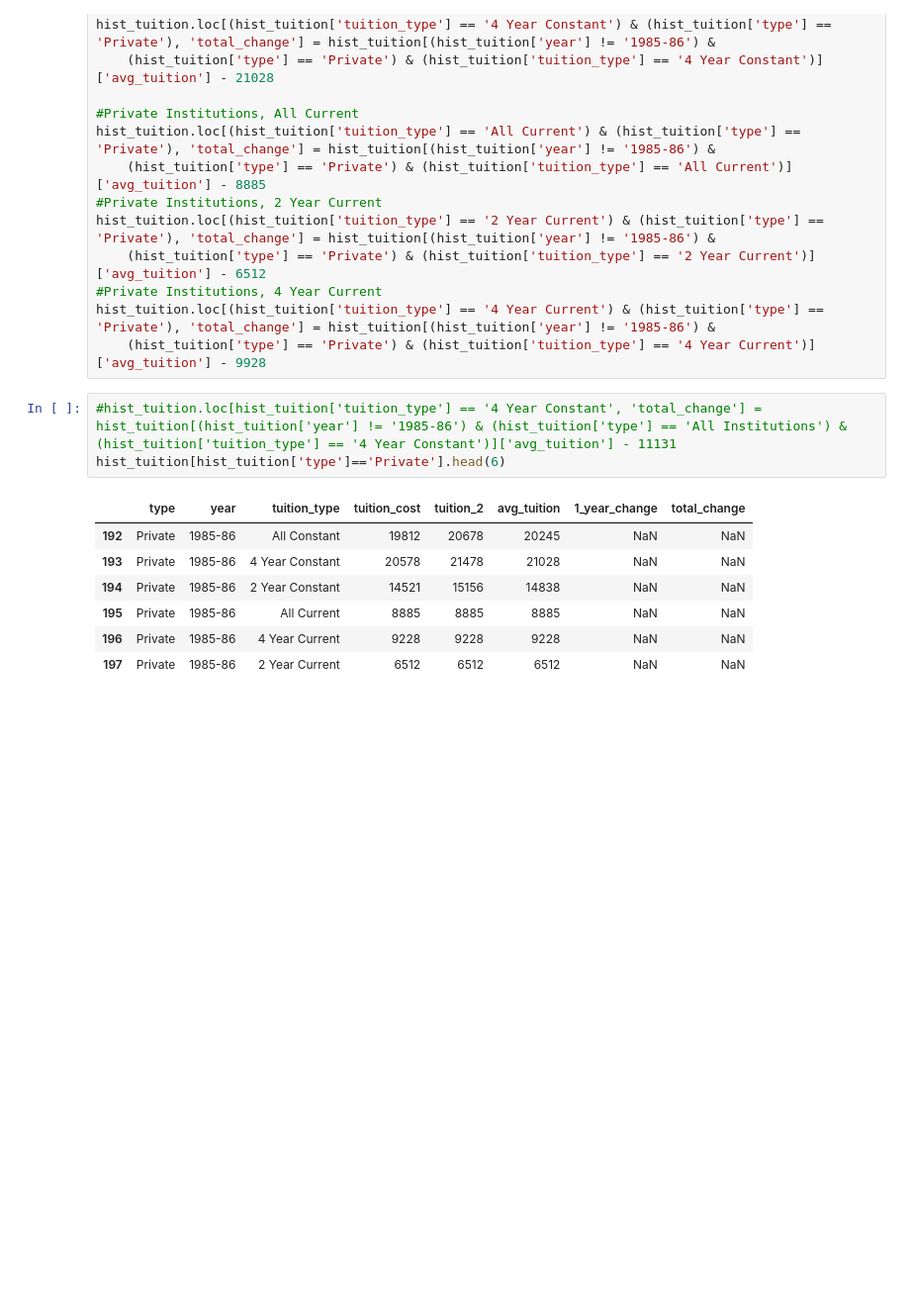
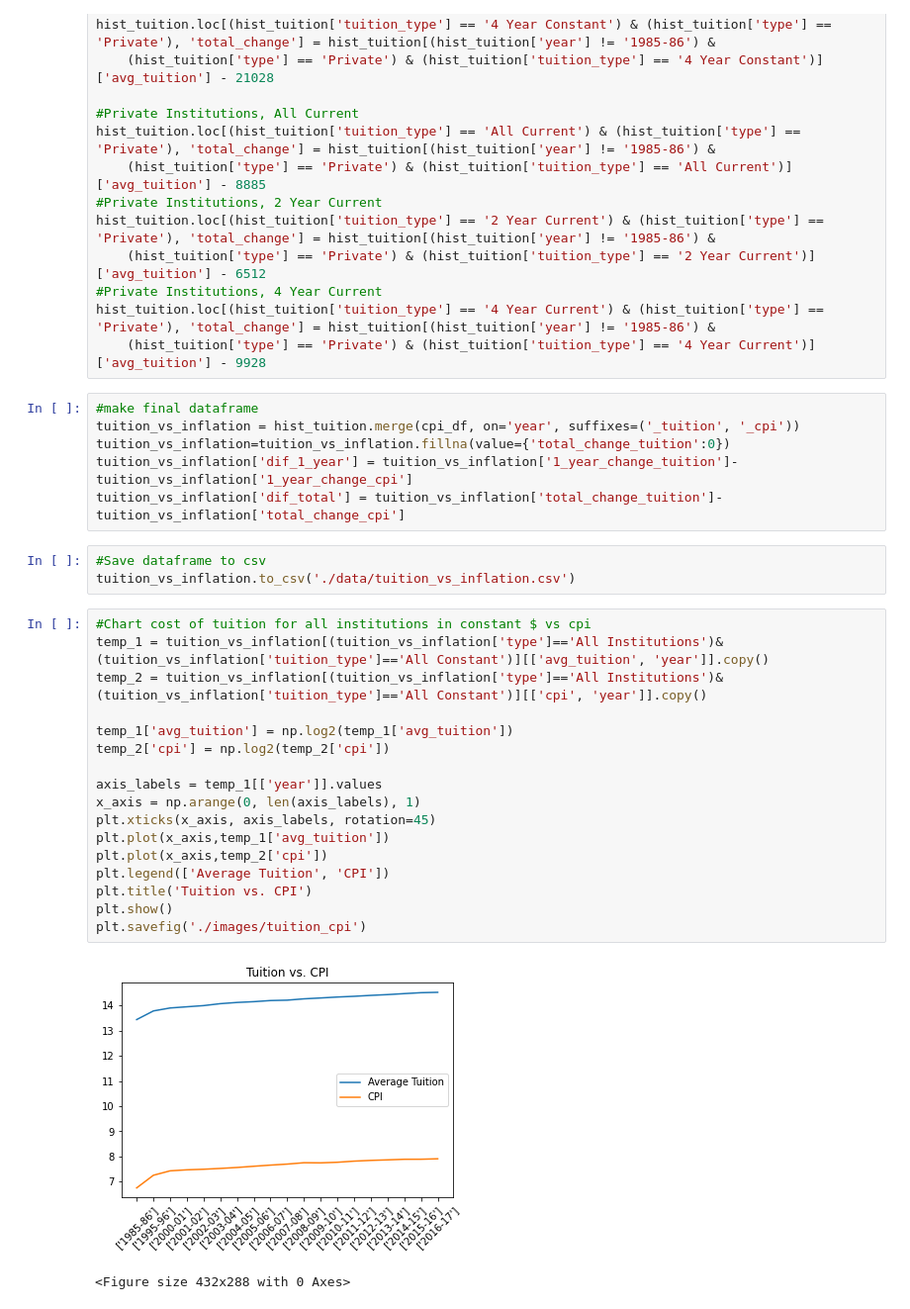
Before and after one commit to eaxworthy/tuition_cost_analysis, a Jupyter notebook: notebook_lizzy.ipynb, the cells around one changed output. Shown: that part at 99% size. Drawn from its saved outputs; the diff is of its cells as text; blank space fills up the shorter version.

```diff
--- a/notebook_lizzy.ipynb
+++ b/notebook_lizzy.ipynb
@@ -358,14 +348,32 @@ hist_tuition.loc[(hist_tuition['tuition_type'] == '2 Year Current') & (hist_tuit
 #Private Institutions, 4 Year Current
 hist_tuition.loc[(hist_tuition['tuition_type'] == '4 Year Current') & (hist_tuition['type'] == 'Private'), 'total_change'] = hist_tuition[(hist_tuition['year'] != '1985-86') &
     (hist_tuition['type'] == 'Private') & (hist_tuition['tuition_type'] == '4 Year Current')]['avg_tuition'] - 9928
-# %%
-#hist_tuition.loc[hist_tuition['tuition_type'] == '4 Year Constant', 'total_change'] = hist_tuition[(hist_tuition['year'] != '1985-86') & (hist_tuition['type'] == 'All Institutions') & (hist_tuition['tuition_type'] == '4 Year Constant')]['avg_tuition'] - 11131
-hist_tuition[hist_tuition['type']=='Private'].head(6)
-# %% [output]
-|  | type | year | tuition_type | tuition_cost | tuition_2 | avg_tuition | 1_year_change | total_change |
-| 192 | Private | 1985-86 | All Constant | 19812 | 20678 | 20245 | NaN | NaN |
-| 193 | Private | 1985-86 | 4 Year Constant | 20578 | 21478 | 21028 | NaN | NaN |
-| 194 | Private | 1985-86 | 2 Year Constant | 14521 | 15156 | 14838 | NaN | NaN |
-| 195 | Private | 1985-86 | All Current | 8885 | 8885 | 8885 | NaN | NaN |
-| 196 | Private | 1985-86 | 4 Year Current | 9228 | 9228 | 9228 | NaN | NaN |
-| 197 | Private | 1985-86 | 2 Year Current | 6512 | 6512 | 6512 | NaN | NaN |
+# %%
+#make final dataframe
+tuition_vs_inflation = hist_tuition.merge(cpi_df, on='year', suffixes=('_tuition', '_cpi'))
+tuition_vs_inflation=tuition_vs_inflation.fillna(value={'total_change_tuition':0})
+tuition_vs_inflation['dif_1_year'] = tuition_vs_inflation['1_year_change_tuition']- tuition_vs_inflation['1_year_change_cpi']
+tuition_vs_inflation['dif_total'] = tuition_vs_inflation['total_change_tuition']- tuition_vs_inflation['total_change_cpi']
+# %%
+#Save dataframe to csv
+tuition_vs_inflation.to_csv('./data/tuition_vs_inflation.csv')
+# %%
+#Chart cost of tuition for all institutions in constant $ vs cpi
+temp_1 = tuition_vs_inflation[(tuition_vs_inflation['type']=='All Institutions')&(tuition_vs_inflation['tuition_type']=='All Constant')][['avg_tuition', 'year']].copy()
+temp_2 = tuition_vs_inflation[(tuition_vs_inflation['type']=='All Institutions')&(tuition_vs_inflation['tuition_type']=='All Constant')][['cpi', 'year']].copy()
+
+temp_1['avg_tuition'] = np.log2(temp_1['avg_tuition'])
+temp_2['cpi'] = np.log2(temp_2['cpi'])
+
+axis_labels = temp_1[['year']].values
+x_axis = np.arange(0, len(axis_labels), 1)
+plt.xticks(x_axis, axis_labels, rotation=45)
+plt.plot(x_axis,temp_1['avg_tuition'])
+plt.plot(x_axis,temp_2['cpi'])
+plt.legend(['Average Tuition', 'CPI'])
+plt.title('Tuition vs. CPI')
+plt.show()
+plt.savefig('./images/tuition_cpi')
+# %% [output]
+[figure, added]
+<Figure size 432x288 with 0 Axes>
```
Also changed, not shown: parts of 6 cells of this notebook, 4 other files.
